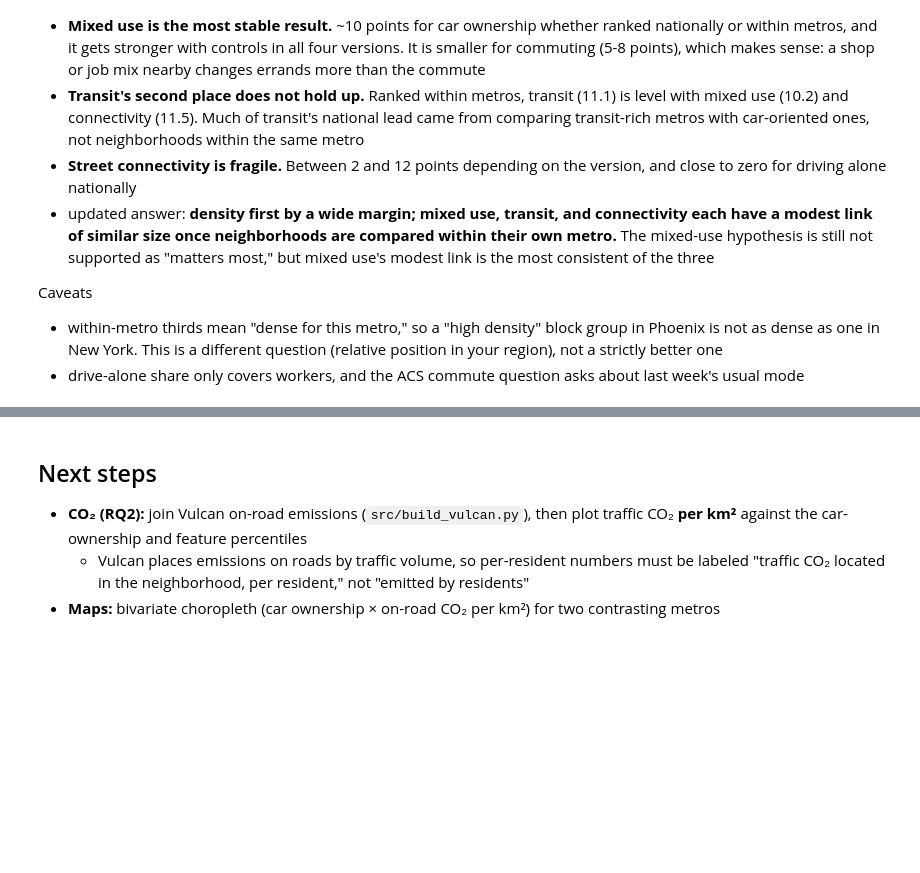
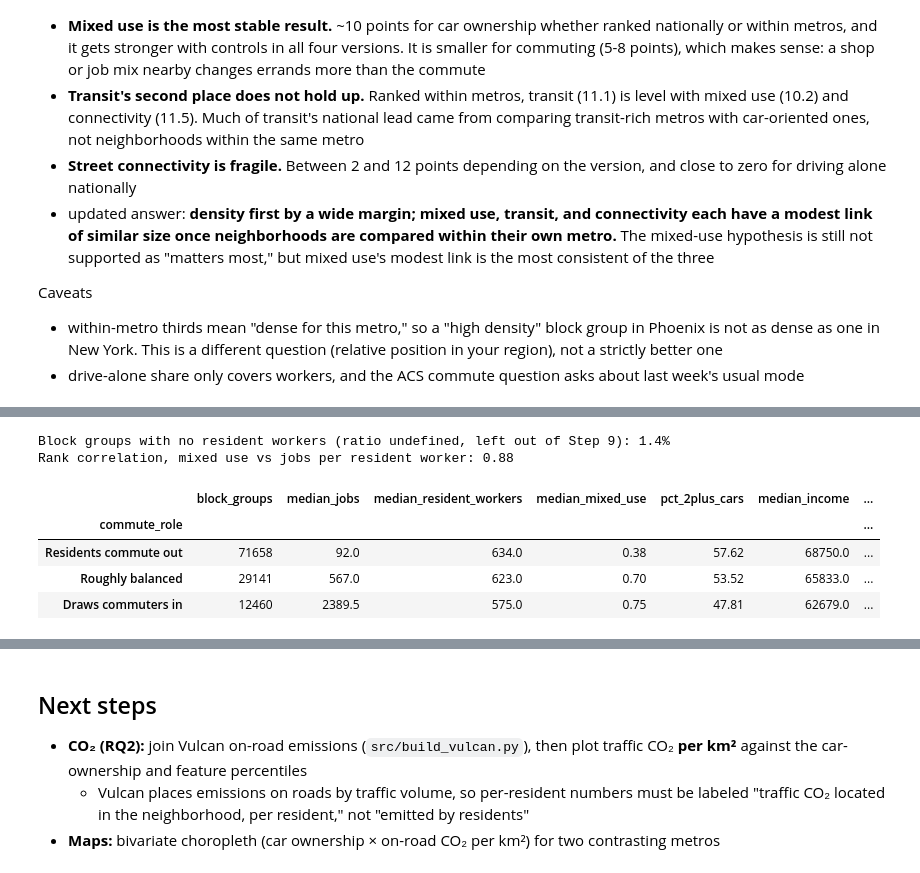
Before and after one commit to schaddha05/DATA23700-Final-Project, a Jupyter notebook: notebooks/01_built_environment_vs_car_ownership.ipynb, the cells around one changed output, grey strips where cells are left out. Drawn from its saved outputs; the diff is of its cells as text; code cells hidden in the pictures; blank space fills up the shorter version.

Commit message:
Step 9: commuting-balance check on mixed use (Fig 6)

```diff
--- a/notebooks/01_built_environment_vs_car_ownership.ipynb
+++ b/notebooks/01_built_environment_vs_car_ownership.ipynb
@@ -718,0 +743,27 @@ Caveats
+# %%
+ROLES = ["Residents commute out", "Roughly balanced", "Draws commuters in"]
+df["commute_role"] = pd.cut(df["jobs_per_resident_worker"], [-np.inf, 0.5, 2, np.inf], labels=ROLES, right=False)
+
+print(f"Block groups with no resident workers (ratio undefined, left out of Step 9): "
+      f"{df['commute_role'].isna().mean():.1%}")
+print(f"Rank correlation, mixed use vs jobs per resident worker: "
+      f"{df['mixed_use'].corr(df['jobs_per_resident_worker'], method='spearman'):.2f}")
+
+# what each group looks like
+df.groupby("commute_role", observed=True).agg(
+    block_groups=("geoid", "size"),
+    median_jobs=("jobs", "median"),
+    median_resident_workers=("resident_workers", "median"),
+    median_mixed_use=("mixed_use", "median"),
+    pct_2plus_cars=("pct_2plus_cars", "mean"),
+    median_income=("median_hh_income", "median"),
+    median_low_wage_gap=("low_wage_gap", "median"),   # job low-wage share minus resident low-wage share
+).round(2)
+# %% [output]
+Block groups with no resident workers (ratio undefined, left out of Step 9): 1.4%
+Rank correlation, mixed use vs jobs per resident worker: 0.88
+|  | block_groups | median_jobs | median_resident_workers | median_mixed_use | pct_2plus_cars | median_income | ... |
+| commute_role |  |  |  |  |  |  | ... |
+| Residents commute out | 71658 | 92.0 | 634.0 | 0.38 | 57.62 | 68750.0 | ... |
+| Roughly balanced | 29141 | 567.0 | 623.0 | 0.70 | 53.52 | 65833.0 | ... |
+| Draws commuters in | 12460 | 2389.5 | 575.0 | 0.75 | 47.81 | 62679.0 | ... |
```
Also changed, not shown: parts of 9 cells of this notebook, 2 other files.
